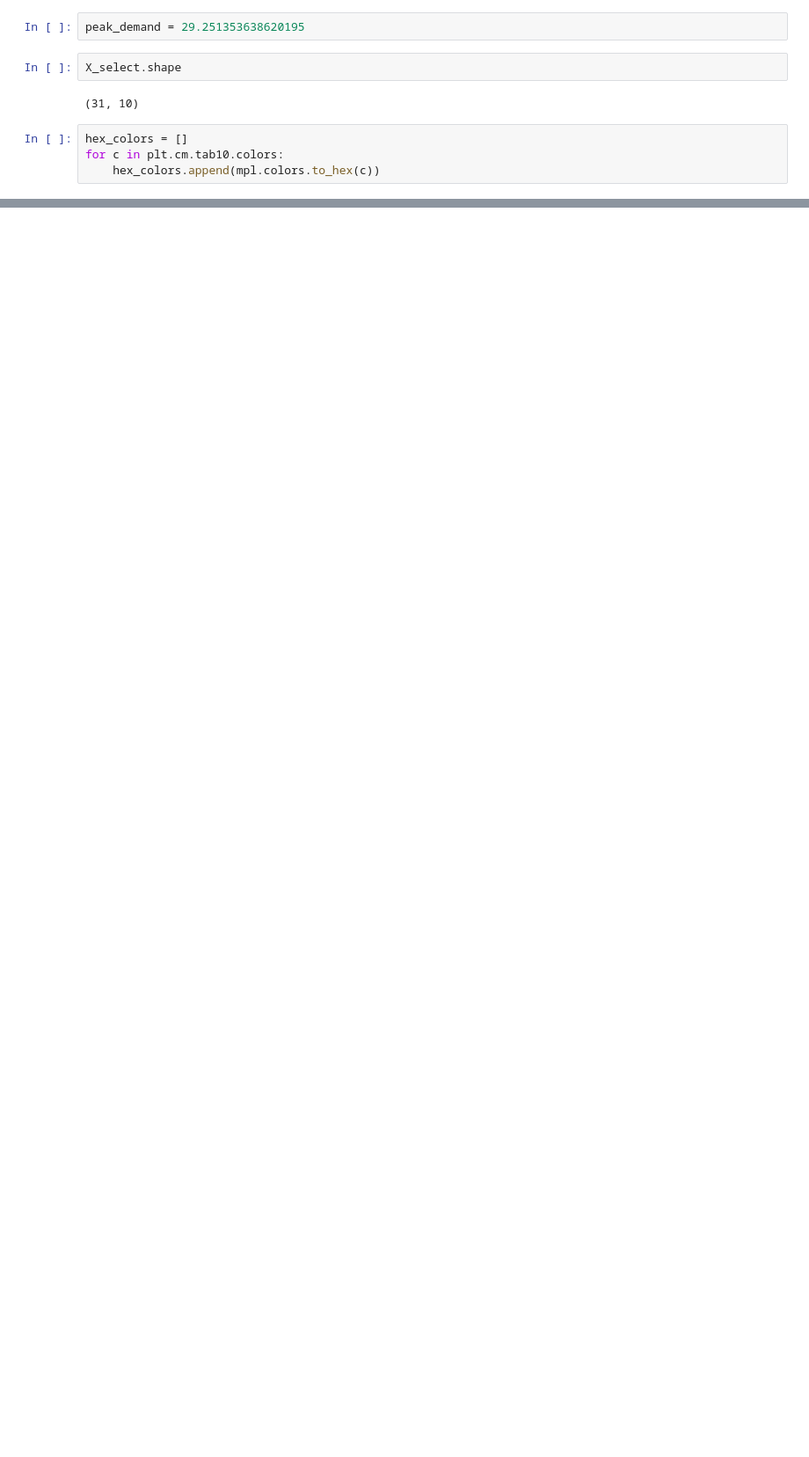
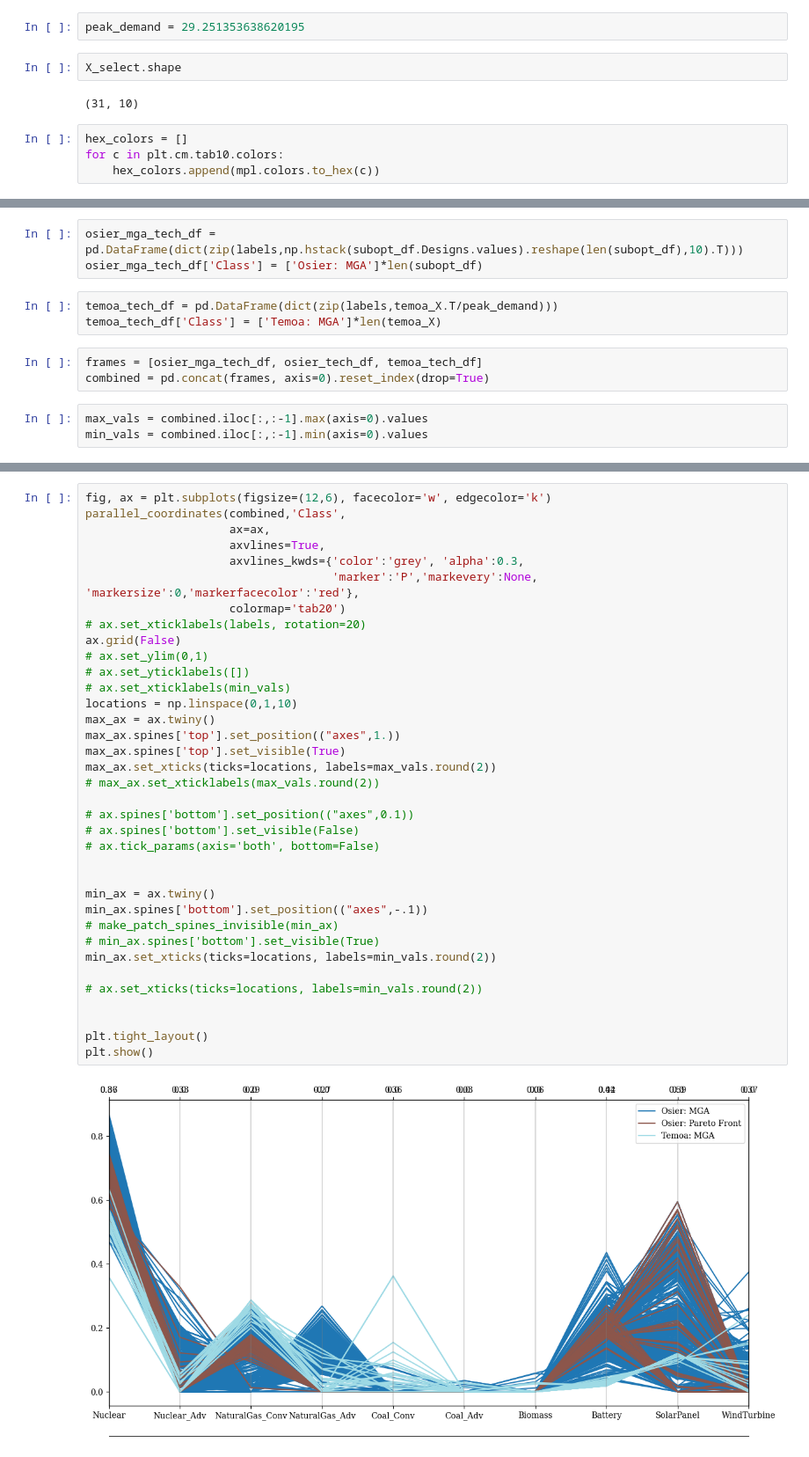
Before and after one commit to samgdotson/2023-dotson-prelim, a Jupyter notebook: analysis/moop-mga-combined.ipynb, the cells around one changed output, grey strips where cells are left out. Shown at 88% size. Cells and saved outputs as stored; diff of their text form; blank space fills up the shorter version.

```diff
--- a/analysis/moop-mga-combined.ipynb
+++ b/analysis/moop-mga-combined.ipynb
@@ -320,0 +299,12 @@ plt.show()
+# %%
+osier_mga_tech_df = pd.DataFrame(dict(zip(labels,np.hstack(subopt_df.Designs.values).reshape(len(subopt_df),10).T)))
+osier_mga_tech_df['Class'] = ['Osier: MGA']*len(subopt_df)
+# %%
+temoa_tech_df = pd.DataFrame(dict(zip(labels,temoa_X.T/peak_demand)))
+temoa_tech_df['Class'] = ['Temoa: MGA']*len(temoa_X)
+# %%
+frames = [osier_mga_tech_df, osier_tech_df, temoa_tech_df]
+combined = pd.concat(frames, axis=0).reset_index(drop=True)
+# %%
+max_vals = combined.iloc[:,:-1].max(axis=0).values
+min_vals = combined.iloc[:,:-1].min(axis=0).values
@@ -320,0 +327,38 @@ plt.show()
+# %%
+fig, ax = plt.subplots(figsize=(12,6), facecolor='w', edgecolor='k')
+parallel_coordinates(combined,'Class',
+                     ax=ax,
+                     axvlines=True,
+                     axvlines_kwds={'color':'grey', 'alpha':0.3,
+                                    'marker':'P','markevery':None, 'markersize':0,'markerfacecolor':'red'},
+                     colormap='tab20')
+# ax.set_xticklabels(labels, rotation=20)
+ax.grid(False)
+# ax.set_ylim(0,1)
+# ax.set_yticklabels([])
+# ax.set_xticklabels(min_vals)
+locations = np.linspace(0,1,10)
+max_ax = ax.twiny()
+max_ax.spines['top'].set_position(("axes",1.))
+max_ax.spines['top'].set_visible(True)
+max_ax.set_xticks(ticks=locations, labels=max_vals.round(2))
+# max_ax.set_xticklabels(max_vals.round(2))
+
+# ax.spines['bottom'].set_position(("axes",0.1))
+# ax.spines['bottom'].set_visible(False)
+# ax.tick_params(axis='both', bottom=False)
+
+
+min_ax = ax.twiny()
+min_ax.spines['bottom'].set_position(("axes",-.1))
+# make_patch_spines_invisible(min_ax)
+# min_ax.spines['bottom'].set_visible(True)
+min_ax.set_xticks(ticks=locations, labels=min_vals.round(2))
+
+# ax.set_xticks(ticks=locations, labels=min_vals.round(2))
+
+
+plt.tight_layout()
+plt.show()
+# %% [output]
+[figure, added]
```
Also changed, not shown: parts of 18 cells of this notebook, 21 other files.
